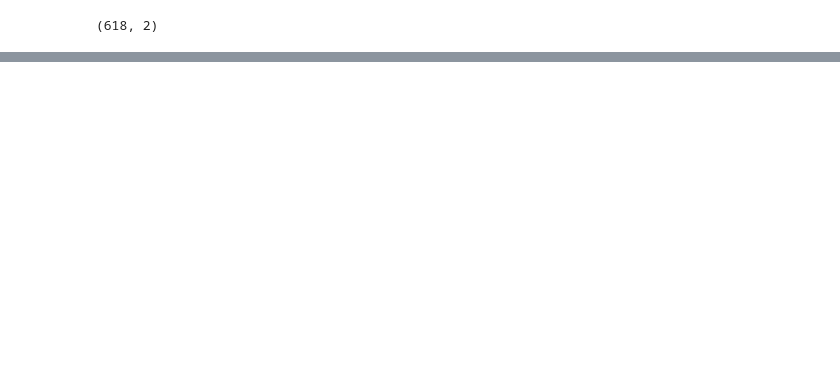
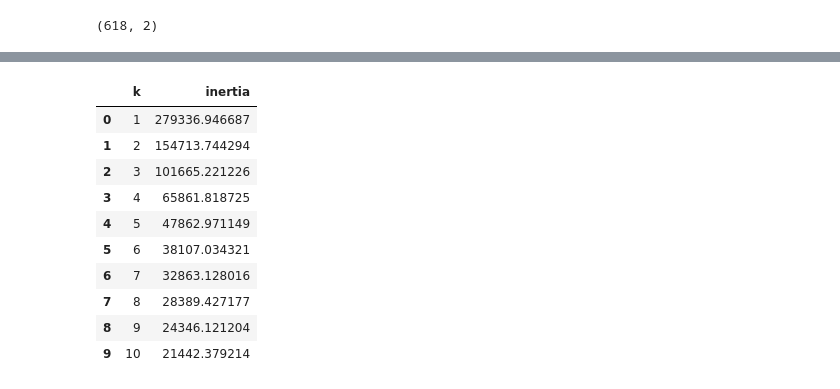
Before and after one commit to shanCH3n/unsupervised-machine-learning-challenge, a Jupyter notebook: UnSupLrn_myopia.ipynb, the cells around one changed output, grey strips where cells are left out. Saved outputs shown, nothing was run; the diff lists cells and outputs as text; code cells hidden in the pictures; blank space fills up the shorter version.

```diff
--- a/UnSupLrn_myopia.ipynb
+++ b/UnSupLrn_myopia.ipynb
@@ -83,0 +155,4 @@ tsne_features.shape
+# %%
+# Insert the reduced data into a dataframe and change column names
+pca_df = pd.DataFrame(tsne_features, columns=["PNC01", "PNC02"])
+pca_df.head()
@@ -83,0 +166,10 @@ tsne_features.shape
+# %%
+# Model the data using 10 clusters, fit the data, then add the predicted classification to the df as the 'class' column.
+
+model = KMeans(n_clusters=10, random_state=42)
+model.fit(pca_df)
+
+predictions = model.predict(pca_df)
+
+pca_df["class"] = model.labels_
+pca_df.head()
@@ -83,0 +183,26 @@ tsne_features.shape
+# %%
+# Use a for loop to generate an elbow curve to find the optimal number of clusters
+inertia = []
+k = list(range(1, 11))
+
+for i in k:
+    km = KMeans(n_clusters = i, random_state = 42)
+    km.fit(pca_df)
+    inertia.append(km.inertia_)
+
+# Store data in data frame
+elbow_data = {"k": k, "inertia": inertia}
+elbow_df = pd.DataFrame(elbow_data)
+elbow_df
+# %% [output]
+|  | k | inertia |
+| 0 | 1 | 279336.946687 |
+| 1 | 2 | 154713.744294 |
+| 2 | 3 | 101665.221226 |
+| 3 | 4 | 65861.818725 |
+| 4 | 5 | 47862.971149 |
+| 5 | 6 | 38107.034321 |
+| 6 | 7 | 32863.128016 |
+| 7 | 8 | 28389.427177 |
+| 8 | 9 | 24346.121204 |
+| 9 | 10 | 21442.379214 |
```
Also changed, not shown: parts of 24 cells of this notebook.
